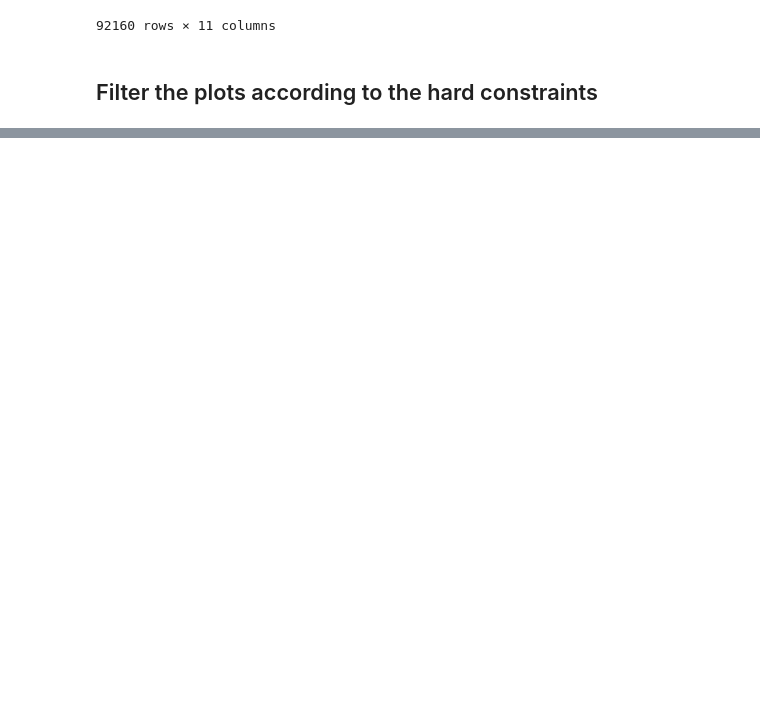
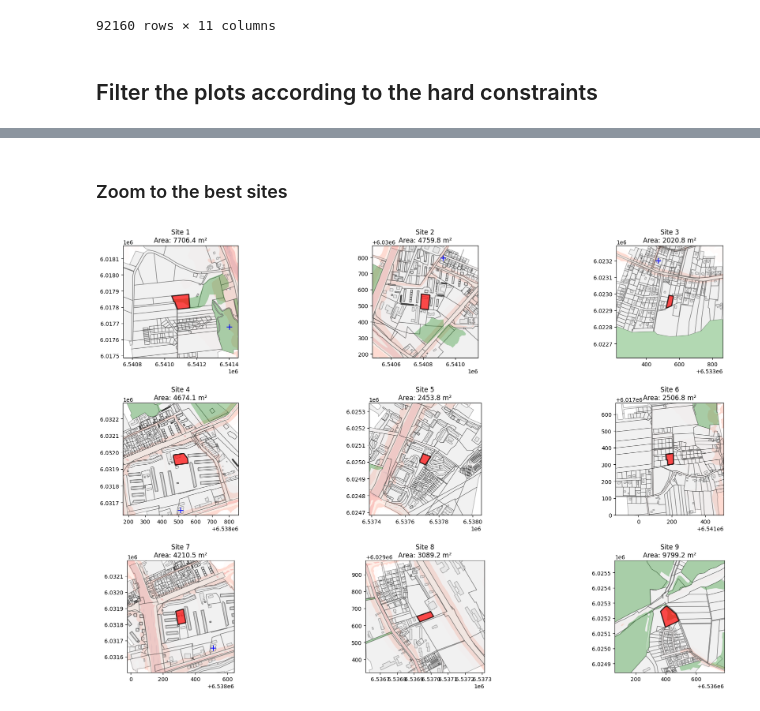
Before and after one commit to archiboi69/archestra, a Jupyter notebook: site_selection.ipynb, the cells around one changed output, grey strips where cells are left out. Saved outputs shown, nothing was run; the diff lists cells and outputs as text; code cells hidden in the pictures; blank space fills up the shorter version.

```diff
--- a/site_selection.ipynb
+++ b/site_selection.ipynb
@@ -109,0 +226,42 @@ plt.show()
+# %% [markdown]
+### Zoom to the best sites
+# %%
+buffer_distance = 300
+
+fig, axes = plt.subplots(3, 3, figsize=(20, 12))
+axes = axes.flatten()
+
+for idx in range(len(best_sites)):
+    ax = axes[idx]
+    site = best_sites.iloc[idx]
+
+    # Create buffer
+    buffer = site.geometry.buffer(buffer_distance)
+
+    # Filter and plot background features
+    plots_in_view = plots[plots.intersects(buffer)]
+    buildings_in_view = buildings[buildings.intersects(buffer)]
+    green_areas_in_view = green_areas[green_areas.intersects(buffer)]
+    pow_in_view = churches[churches.intersects(buffer)]
+
+    # Plot layers
+    noise_map.plot(ax=ax, cmap='Reds', alpha=0.3)
+    plots_in_view.plot(ax=ax, color='lightgrey', edgecolor='black', alpha=0.3)
+    buildings_in_view.plot(ax=ax, color='lightgrey', edgecolor='black', alpha=0.3)
+    green_areas_in_view.plot(ax=ax, color='green', alpha=0.3)
+    if len(pow_in_view) > 0:
+        pow_in_view.plot(ax=ax, color='blue', marker='+', markersize=100)
+
+    # Highlight the site
+    site_gdf = gpd.GeoDataFrame(geometry=[site.geometry], crs=2177)
+    site_gdf.plot(ax=ax, facecolor='red', edgecolor='black', alpha=0.7, linewidth=2)
+
+    # Set bounds
+    ax.set_xlim(buffer.bounds[0], buffer.bounds[2])
+    ax.set_ylim(buffer.bounds[1], buffer.bounds[3])
+
+    ax.set_title(f'Site {idx+1}\nArea: {site.area:.1f} m²')
+
+plt.tight_layout()
+# %% [output]
+[figure, added]
```
Also changed, not shown: parts of 14 cells of this notebook, 1 other file.
